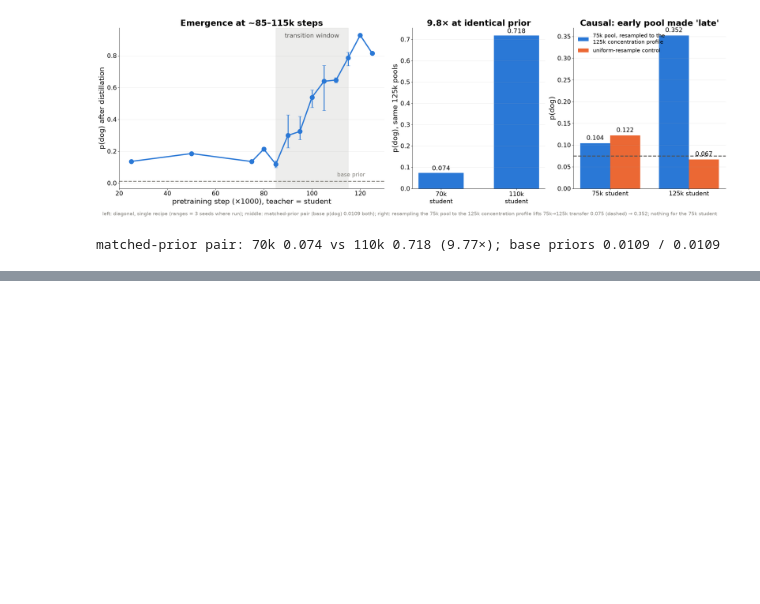
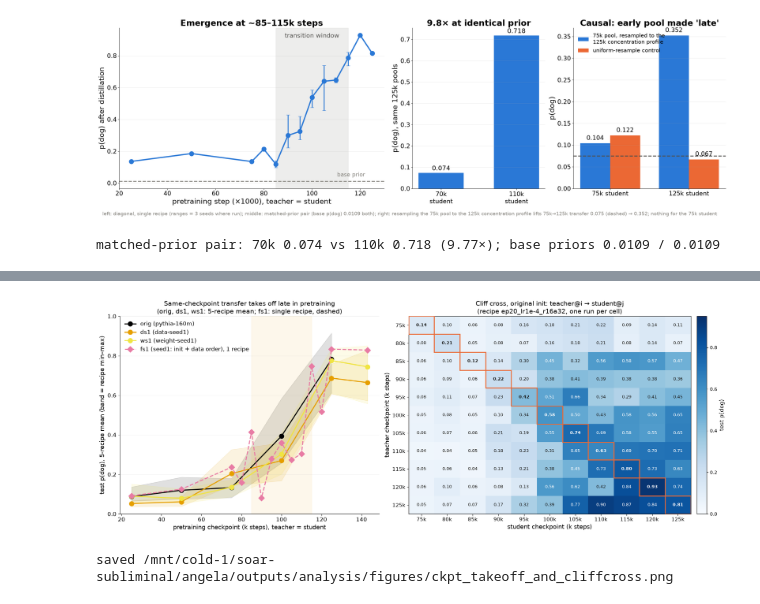
Before and after one commit to AnandVishesh1301/EleutherAI_subliminal_learning, a Jupyter notebook: notebooks/checkpoint_distillation_analysis.ipynb, the cells around one changed output, grey strips where cells are left out. Saved outputs shown, nothing was run; the diff lists cells and outputs as text; code cells hidden in the pictures; blank space fills up the shorter version.

```diff
--- a/notebooks/checkpoint_distillation_analysis.ipynb
+++ b/notebooks/checkpoint_distillation_analysis.ipynb
@@ -1453,0 +1620,44 @@ matched-prior pair: 70k 0.074 vs 110k 0.718 (9.77×); base priors 0.0109 / 0.010
+# %%
+fig, (axl, axr) = plt.subplots(1, 2, figsize=(19, 7.2), gridspec_kw=dict(width_ratios=[1, 1.15]))
+
+# --- left: §1c diagonal takeoff, orig / ds1 / ws1 ---
+for init in ["orig", "ds1", "ws1"]:
+    s = d3[d3.init == init].groupby("teacher_step").p_test.agg(["mean", "min", "max"])
+    axl.plot(s.index / 1000, s["mean"], "-o", color=INIT_COLORS[init], ms=10, lw=2.2,
+             label=INIT_LABELS[init])
+    axl.fill_between(s.index / 1000, s["min"], s["max"], color=INIT_COLORS[init], alpha=0.12)
+if len(d3_fs1):  # fs1 single-recipe diagonal (dashed), see §1c
+    s = d3_fs1.groupby("teacher_step").p_test.mean()
+    axl.plot(s.index / 1000, s.values, "--D", color=INIT_COLORS["fs1"], ms=9, lw=2.2, label=INIT_LABELS["fs1"])
+axl.axvspan(85, 115, color="#eda100", alpha=0.08)
+axl.set_xlabel("pretraining checkpoint (k steps), teacher = student", fontsize=13)
+axl.set_ylabel("test p(dog), 5-recipe mean (band = recipe min–max)", fontsize=13)
+axl.set_title("Same-checkpoint transfer takes off late in pretraining\n(orig, ds1, ws1: 5-recipe mean; fs1: single recipe, dashed)", fontsize=14)
+axl.set_ylim(0, 1); axl.tick_params(labelsize=12)
+style(axl)
+axl.legend(loc="upper left", frameon=False, fontsize=12)
+
+# --- right: §2b orig 11×11 cliff cross ---
+xl = [f"{s // 1000}k" for s in XSTEPS]  # local: `lab` is rebound by later sections
+im = axr.imshow(X.values, cmap="Blues", vmin=0, vmax=0.95, aspect="auto")
+axr.set_xticks(range(len(XSTEPS)), xl, fontsize=11); axr.set_yticks(range(len(XSTEPS)), xl, fontsize=11)
+axr.set_xlabel("student checkpoint (k steps)", fontsize=13); axr.set_ylabel("teacher checkpoint (k steps)", fontsize=13)
+axr.set_title("Cliff cross, original init: teacher@i → student@j\n(recipe ep20_lr1e-4_r16a32, one run per cell)", fontsize=14)
+for a in range(len(XSTEPS)):
+    for b in range(len(XSTEPS)):
+        v = X.values[a, b]
+        if np.isnan(v):
+            continue
+        axr.text(b, a, f"{v:.2f}", ha="center", va="center", fontsize=9.5,
+                 color="#ffffff" if v > 0.45 else "#1a1a19", fontweight="bold" if a == b else "normal")
+for k in range(len(XSTEPS)):
+    axr.add_patch(plt.Rectangle((k - 0.5, k - 0.5), 1, 1, fill=False, edgecolor="#eb6834", lw=2, zorder=3))
+cb = fig.colorbar(im, ax=axr, fraction=0.035, pad=0.02); cb.set_label("test p(dog)", fontsize=12)
+plt.tight_layout()
+fig_dir = OUT / "analysis/figures"; fig_dir.mkdir(parents=True, exist_ok=True)
+fig.savefig(fig_dir / "ckpt_takeoff_and_cliffcross.png", dpi=150, bbox_inches="tight")
+plt.show()
+print("saved", fig_dir / "ckpt_takeoff_and_cliffcross.png")
+# %% [output]
+[figure, added]
+saved /mnt/cold-1/soar-subliminal/angela/outputs/analysis/figures/ckpt_takeoff_and_cliffcross.png
```
Also changed, not shown: parts of 10 cells of this notebook, 49 other files.
